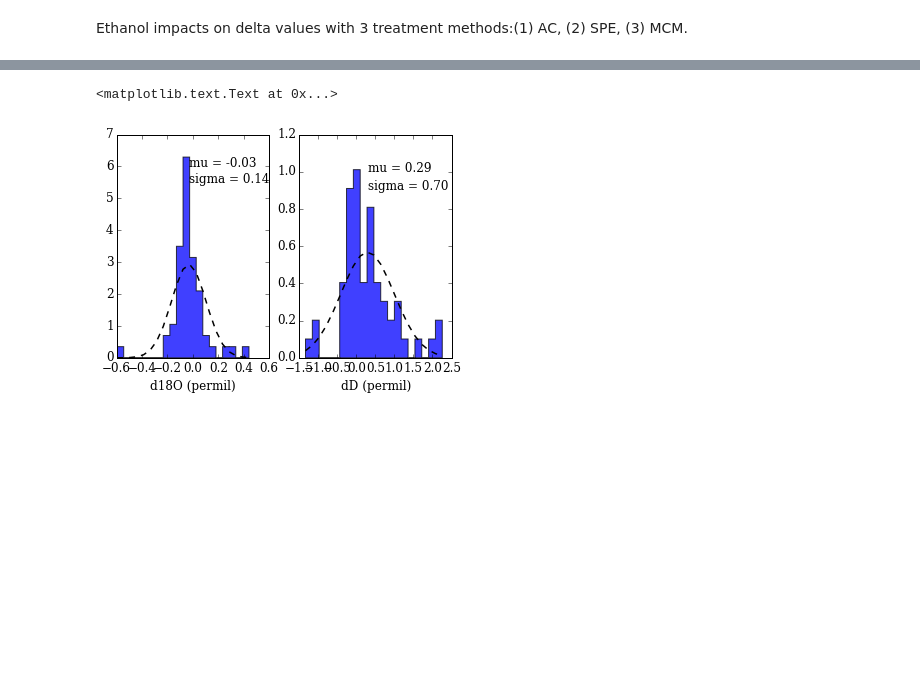
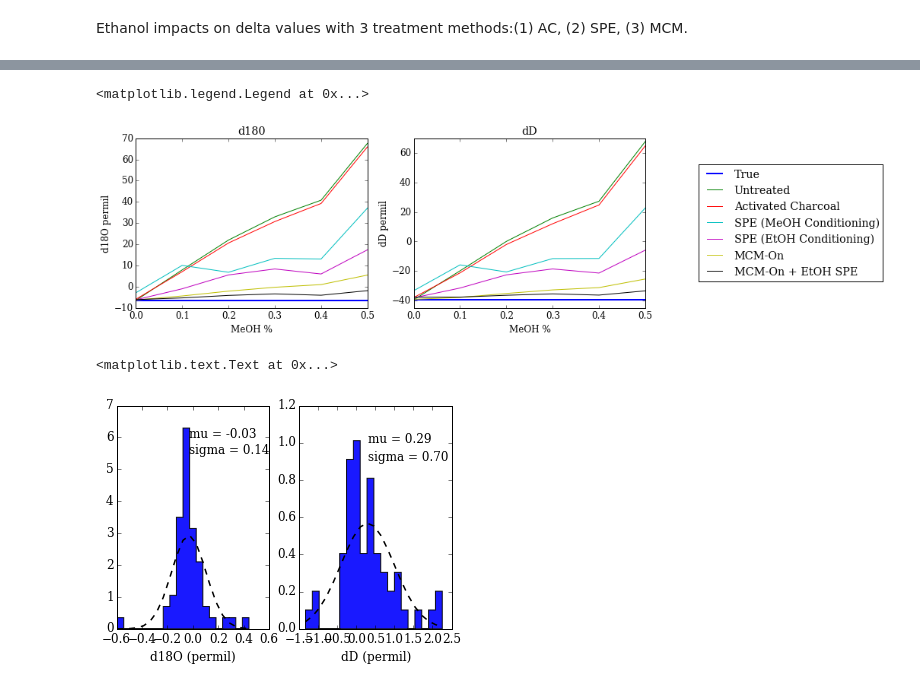
Before and after one commit to wolfhelius/isodopes, a Jupyter notebook: Isodopes Plotting.ipynb, the cells around one changed output, grey strips where cells are left out. Saved outputs shown, nothing was run; the diff lists cells and outputs as text; code cells hidden in the pictures; blank space fills up the shorter version.

```diff
--- a/Isodopes Plotting.ipynb
+++ b/Isodopes Plotting.ipynb
@@ -105,3 +115,33 @@ Ethanol impacts on delta values with 3 treatment methods:(1) AC, (2) SPE, (3) MC
+# %%
+fig, axes = plt.subplots(1, 2, figsize=(12,4))
+
+axes[0].set_title("d180")
+axes[0].set_xlabel("MeOH %")
+axes[0].set_ylabel("d18O permil")
+axes[0].plot(meoh.Me_Conc, meoh.True_d18O, lw = 2, label="True")
+axes[0].plot(meoh.Me_Conc, meoh.Control_d18O, label="Untreated")
+axes[0].plot(meoh.Me_Conc, meoh.AC_d18O, label="Activated Charcoal")
+axes[0].plot(meoh.Me_Conc, meoh.MeSPE_d18O, label="SPE (MeOH Conditioning)")
+axes[0].plot(meoh.Me_Conc, meoh.EtSPE_d18O, label="SPE (EtOH Conditioning)")
+axes[0].plot(meoh.Me_Conc, meoh.MCM_d18O, label="MCM-On")
+axes[0].plot(meoh.Me_Conc, meoh.MCM_EtSPE_d18O, label="MCM-On + EtOH SPE")
+
+axes[1].set_title("dD")
+axes[1].set_xlabel("MeOH %")
+axes[1].set_ylabel("dD permil")
+axes[1].plot(meoh.Me_Conc, meoh.True_dD, lw = 2, label="True")
+axes[1].plot(meoh.Me_Conc, meoh.Control_dD, label="Untreated")
+axes[1].plot(meoh.Me_Conc, meoh.AC_dD, label="Activated Charcoal")
+axes[1].plot(meoh.Me_Conc, meoh.MeSPE_dD, label="SPE (MeOH Conditioning)")
+axes[1].plot(meoh.Me_Conc, meoh.EtSPE_dD, label="SPE (EtOH Conditioning)")
+axes[1].plot(meoh.Me_Conc, meoh.MCM_dD, label="MCM-On")
+axes[1].plot(meoh.Me_Conc, meoh.MCM_EtSPE_dD, label="MCM-On + EtOH SPE")
+plt.axis([0, 0.5, -45, 70])
+
+axes[1].legend(bbox_to_anchor=(2.05, 0.5), loc = 5) #legend (same for both) on mid-right.
+# %% [output]
+<matplotlib.legend.Legend at 0x...>
+[figure, added]
 # %%
 qc_file = r'./dat/K5A_QC_Variation.csv'
 qc = pd.read_csv(qc_file)
```
Also changed, not shown: parts of 6 cells of this notebook.
